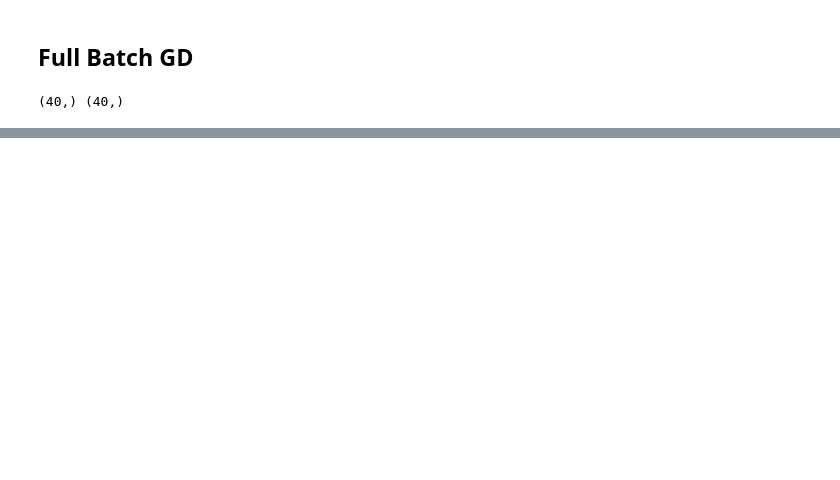
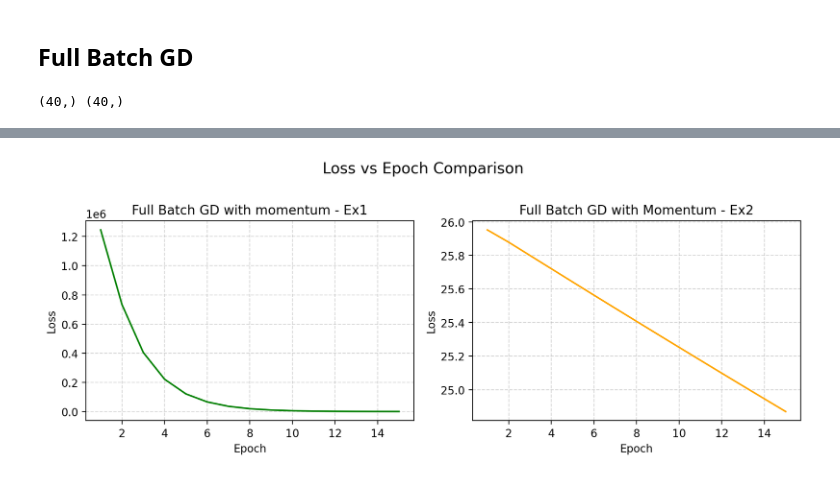
Before and after one commit to SAIGAWALI/Image-Reconstruction-and-Logistic-Regression, a Jupyter notebook: Task1/main_Part-2.ipynb, the cells around one changed output, grey strips where cells are left out. Drawn from its saved outputs; the diff is of its cells as text; code cells hidden in the pictures; blank space fills up the shorter version.

```diff
--- a/Task1/main_Part-2.ipynb
+++ b/Task1/main_Part-2.ipynb
@@ -143,0 +238,24 @@ tensor([[3.4095],
+# %%
+Epoch_hist = np.arange(1, 16)
+
+fig, axs = plt.subplots(1, 2, figsize=(10, 4))  # 1 row, 2 columns
+
+# --- Left plot: FB_1 ---
+axs[0].plot(Epoch_hist, loss_hist_FB_1[0:15], color='g')
+axs[0].set_title("Full Batch GD with momentum - Ex1")
+axs[0].set_xlabel("Epoch")
+axs[0].set_ylabel("Loss")
+axs[0].grid(True, linestyle='--', alpha=0.5)
+
+# --- Right plot: FB_2 ---
+axs[1].plot(Epoch_hist, loss_hist_FB_2[0:15], color='orange')
+axs[1].set_title("Full Batch GD with Momentum - Ex2")
+axs[1].set_xlabel("Epoch")
+axs[1].set_ylabel("Loss")
+axs[1].grid(True, linestyle='--', alpha=0.5)
+
+plt.suptitle("Loss vs Epoch Comparison", fontsize=14)
+plt.tight_layout()
+plt.show()
+# %% [output]
+[figure, added]
```
Also changed, not shown: parts of 7 cells of this notebook, 3 other files.
